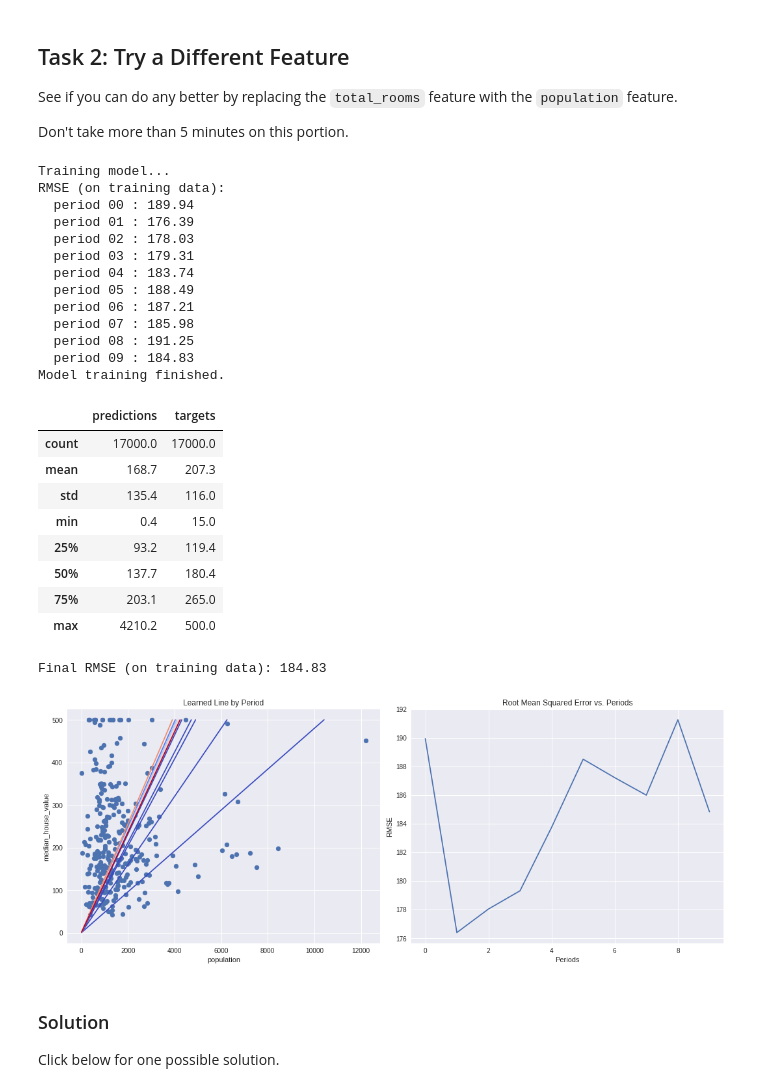
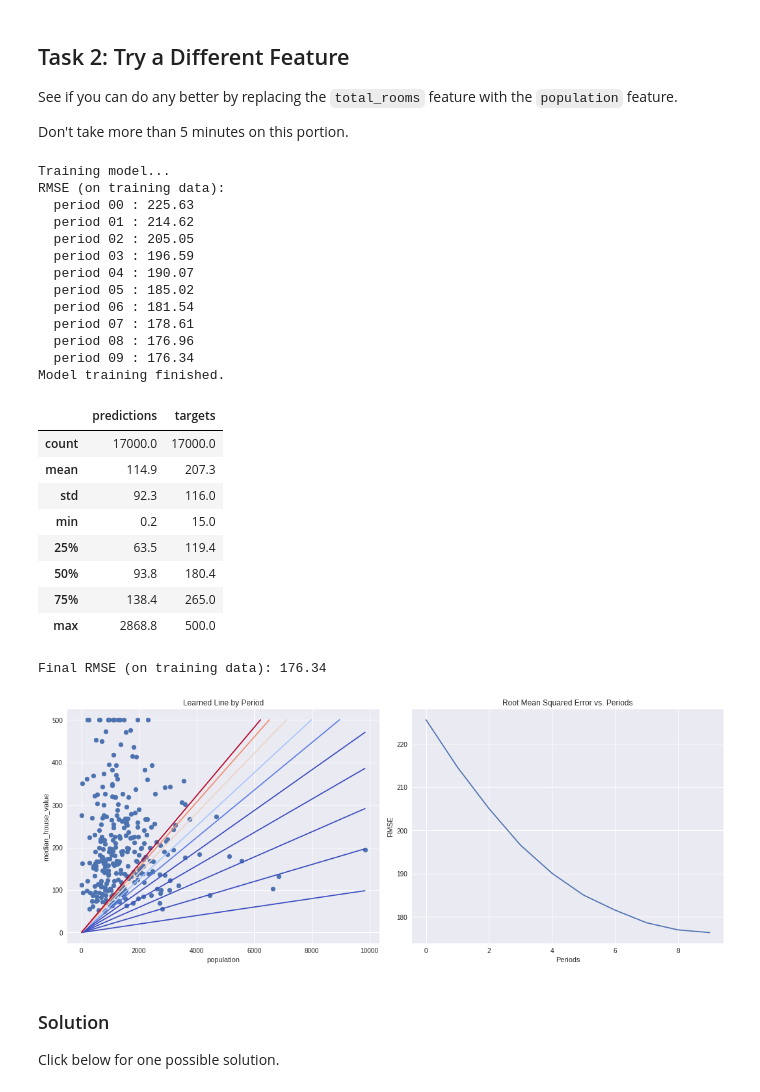
Before and after one commit to manishrai9/TensorFlow-crash-course, a Jupyter notebook: first_steps_with_tensor_flow.ipynb, the cells around one changed output. Drawn from its saved outputs; the diff is of its cells as text; code cells hidden in the pictures.

```diff
--- a/first_steps_with_tensor_flow.ipynb
+++ b/first_steps_with_tensor_flow.ipynb
@@ -485,36 +485,36 @@ See if you can do any better by replacing the `total_rooms` feature with the `po
 Don't take more than 5 minutes on this portion.
 # %%
 train_model(
-    learning_rate=0.0002,
-    steps=500,
-    batch_size=5,
+    learning_rate=0.00002,
+    steps=1000,
+    batch_size=2,
     input_feature= "population"
 )
 # %% [output]
 Training model...
 RMSE (on training data):
-  period 00 : 189.94
-  period 01 : 176.39
-  period 02 : 178.03
-  period 03 : 179.31
-  period 04 : 183.74
-  period 05 : 188.49
-  period 06 : 187.21
-  period 07 : 185.98
-  period 08 : 191.25
-  period 09 : 184.83
+  period 00 : 225.63
+  period 01 : 214.62
+  period 02 : 205.05
+  period 03 : 196.59
+  period 04 : 190.07
+  period 05 : 185.02
+  period 06 : 181.54
+  period 07 : 178.61
+  period 08 : 176.96
+  period 09 : 176.34
 Model training finished.
 |  | predictions | targets |
 | count | 17000.0 | 17000.0 |
-| mean | 168.7 | 207.3 |
-| std | 135.4 | 116.0 |
-| min | 0.4 | 15.0 |
-| 25% | 93.2 | 119.4 |
-| 50% | 137.7 | 180.4 |
-| 75% | 203.1 | 265.0 |
-| max | 4210.2 | 500.0 |
+| mean | 114.9 | 207.3 |
+| std | 92.3 | 116.0 |
+| min | 0.2 | 15.0 |
+| 25% | 63.5 | 119.4 |
+| 50% | 93.8 | 180.4 |
+| 75% | 138.4 | 265.0 |
+| max | 2868.8 | 500.0 |
-Final RMSE (on training data): 184.83
+Final RMSE (on training data): 176.34
-[figure, old version]
+[figure, new version]
 # %% [markdown]
 ### Solution
 
```
Also changed, not shown: parts of 1 cell of this notebook.
